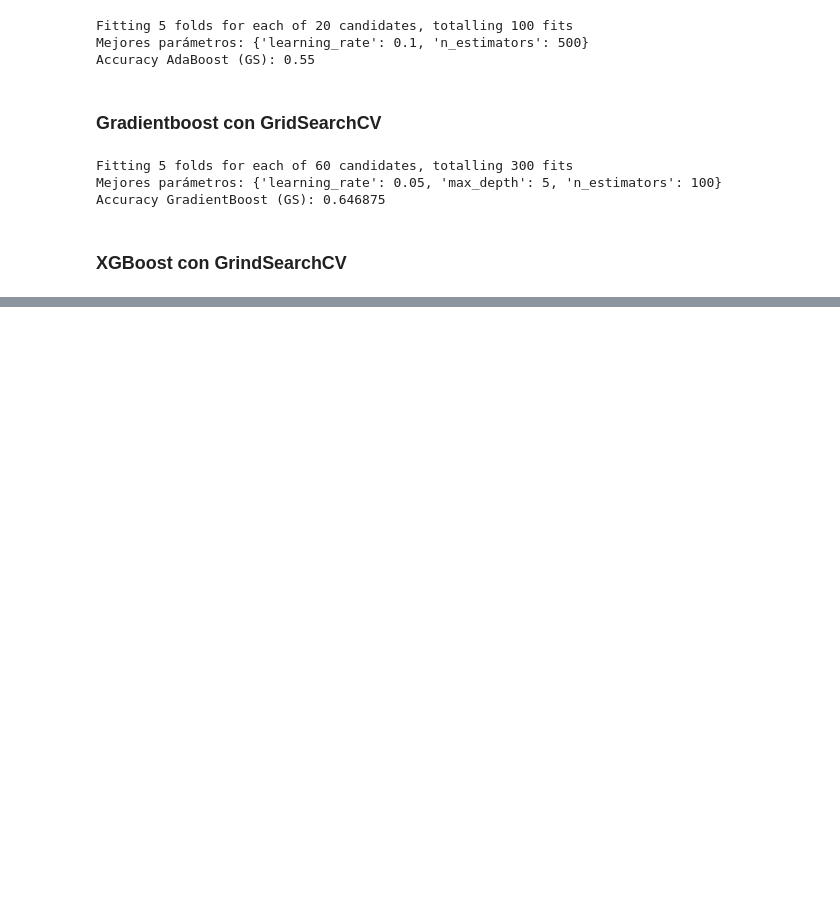
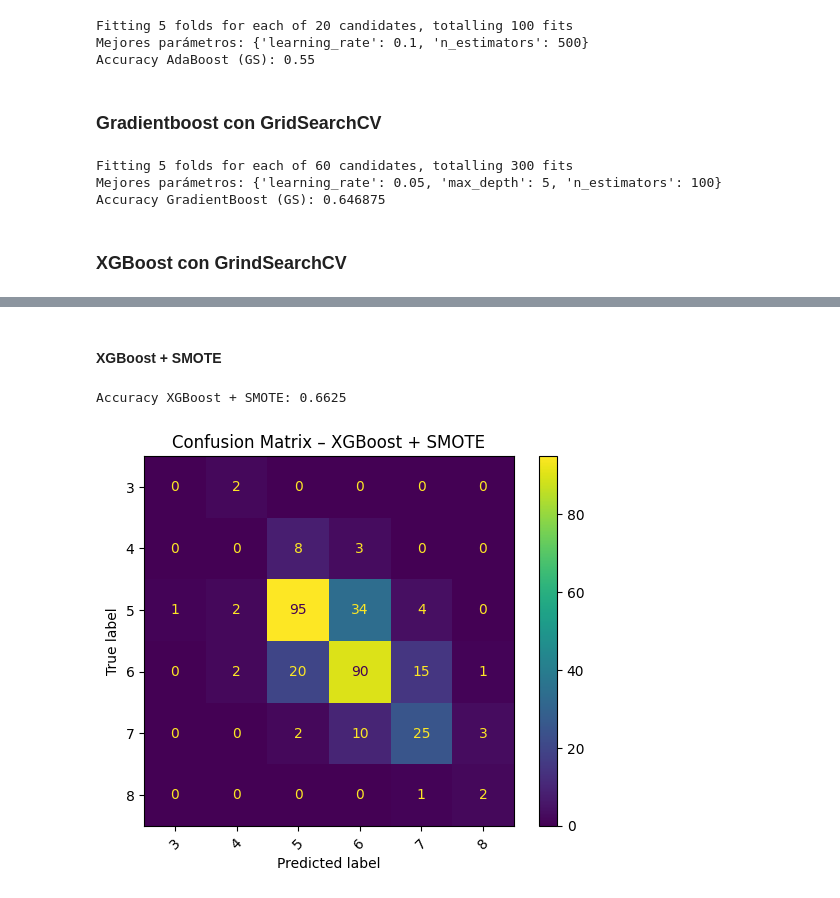
Before and after one commit to itxas77/Red_wine_quality, a Jupyter notebook: notebooks/02_Entrenamiento_Evaluacion.ipynb, the cells around one changed output, grey strips where cells are left out. Drawn from its saved outputs; the diff is of its cells as text; code cells hidden in the pictures; blank space fills up the shorter version.

```diff
--- a/notebooks/02_Entrenamiento_Evaluacion.ipynb
+++ b/notebooks/02_Entrenamiento_Evaluacion.ipynb
@@ -60,8 +55,3 @@ print(y_test.shape)
-# %%
-lr = LogisticRegression(max_iter=500)
-lr.fit(X_train, y_train)
-pred = lr.predict(X_test)
-print("Accuracy (Logistic):", accuracy_score(y_test, pred))
 # %% [markdown]
 ### Logistic Regression Multiclase con GridSearchCV
 # %%
@@ -191,10 +181,10 @@ best_xgb = grid.best_estimator_
 print("Mejores parámetros:", grid.best_params_)
 
 y_pred_xgb = best_xgb.predict(X_test)
-print("Accuracy XGBoost (GS):", accuracy_score(y_test, y_pred_xgb))
+print("Accuracy (XGBoost GS):", accuracy_score(y_test, y_pred_xgb))
 
 
-with open("mxgboost_gs.pkl", "wb") as f:
+with open("xgboost_gs.pkl", "wb") as f:
     pickle.dump({"model": best_xgb,"label_encoder": le},f)
 # %% [output]
 Fitting 5 folds for each of 36 candidates, totalling 180 fits
@@ -482,0 +225,41 @@ Mejor modelo guardado como best_model_XGBoost.pkl
+# %% [markdown]
+#### XGBoost + SMOTE
+# %%
+le = LabelEncoder()
+y_encoded = le.fit_transform(y)
+
+class_mapping = dict(zip(le.classes_, range(len(le.classes_))))
+inv_class_mapping = {v: k for k, v in class_mapping.items()}
+
+X_train, X_test, y_train, y_test = train_test_split(X,y_encoded,test_size=0.2,random_state=11,stratify=y_encoded)
+
+sampling_strategy = {
+    class_mapping[3]: 100,
+    class_mapping[4]: 200,
+    class_mapping[7]: 200,
+    class_mapping[8]: 100}
+
+smote = SMOTE(sampling_strategy=sampling_strategy,random_state=11,k_neighbors=2)
+
+xgb_model = xgb.XGBClassifier(objective="multi:softprob",num_class=len(le.classes_),eval_metric="mlogloss",learning_rate=0.05,max_depth=8,n_estimators=300,random_state=11,n_jobs=-1)
+
+
+pipe = Pipeline(steps=[("smote", smote),("xgb", xgb_model)])
+
+
+pipe.fit(X_train, y_train)
+y_pred = pipe.predict(X_test)
+
+accuracy = accuracy_score(y_test, y_pred)
+print(f"\nAccuracy XGBoost + SMOTE: {accuracy:.4f}")
+
+labels = np.unique(y_test)
+target_names = [str(le.classes_[i]) for i in labels]
+
+
+ConfusionMatrixDisplay.from_predictions(y_test,y_pred,display_labels=target_names,xticks_rotation=45)
+plt.title("Confusion Matrix – XGBoost + SMOTE")
+plt.show()
+# %% [output]
+Accuracy XGBoost + SMOTE: 0.6625
+[figure, added]
```
Also changed, not shown: parts of 19 cells of this notebook, 12 other files.
